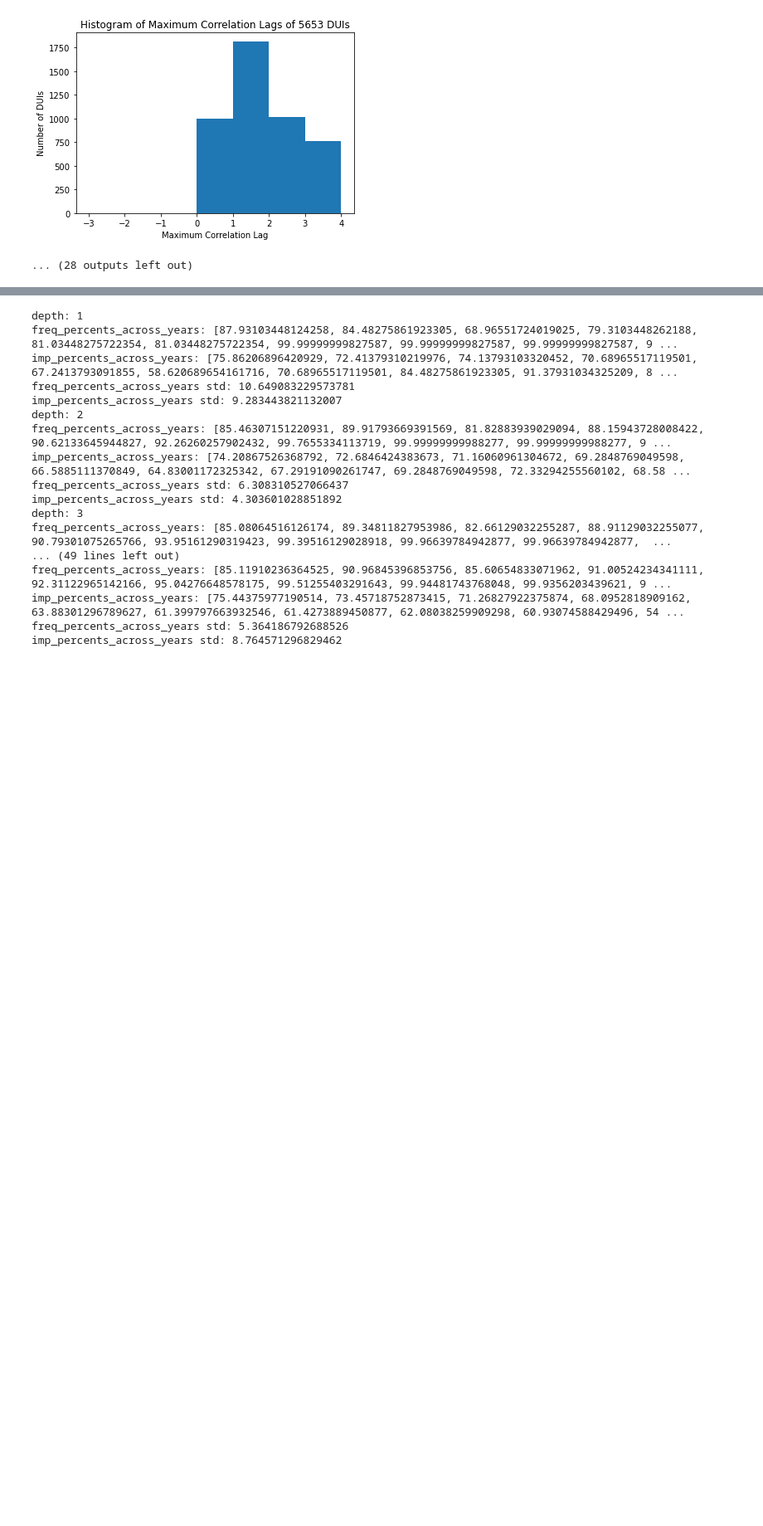
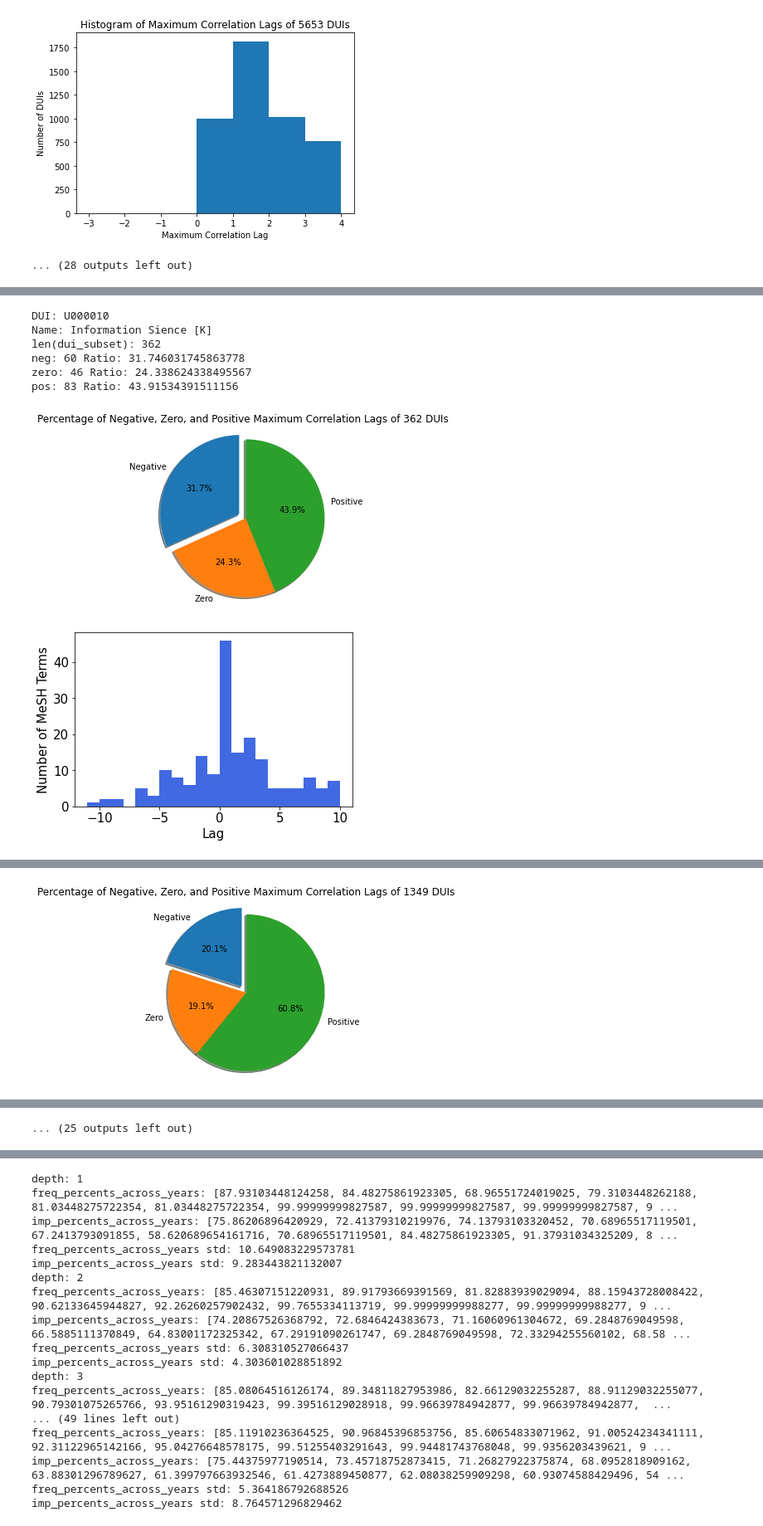
Before and after one commit to HAAIL/science-impacts-industry, a Jupyter notebook: Citation Analysis.ipynb, the cells around one changed output, grey strips where cells are left out. Shown at 83% size. Cells and saved outputs as stored; diff of their text form; code cells hidden in the pictures; blank space fills up the shorter version.

```diff
--- a/Citation Analysis.ipynb
+++ b/Citation Analysis.ipynb
@@ -8,4 +23,0 @@ from scipy import signal
-# %%
-PICKLES_ADDRESS = '../data/pickles/'
-LAG_DATA_ADDRESS = 'lag_data/'
-TEMP_ADDRESS = 'temp/'
@@ -828,5 +700,0 @@ saved dui2teChild 10873
-# %%
-#load dui2teChild from data/pickles
-with open(PICKLES_ADDRESS + 'dui2teChild_imp.pickle', 'rb') as handle:
-    dui2teChild = pickle.load(handle)
-print('loaded dui2teChild', len(dui2teChild))
@@ -1494,0 +1139,11 @@ len(dui_subset_single_level): 2677
+# %%
+# dui = 'D000077321'
+zero2chilren = {zdui: [] for zdui in level2duis[0]}
+
+for zero_level_dui in level2duis[0]:
+    for first_level_dui in level2duis[1]:
+        parent = dui2parents[first_level_dui][-2]
+        if zero_level_dui == parent:
+            zero2chilren[zero_level_dui] += [first_level_dui]
+
+zero2chilren['U000010']
@@ -1494,0 +1152,57 @@ len(dui_subset_single_level): 2677
+# %%
+zero_level_lags = {}
+
+# iterate over max_depth and create a histogram of the maximum correlation lags of duis in dui_subset, then plot it
+for zero_level_dui in level2duis[0]:
+    print('DUI:', zero_level_dui)
+    print('Name:', dui2zero[zero_level_dui])
+    dui_subset = []
+    for first_level_child in zero2chilren[zero_level_dui]:
+        dui_subset += dui2children[first_level_child]
+    print('len(dui_subset):', len(dui_subset))
+    dui_subset_mcclags = [dui2mcclagchild[dui] for dui in dui_subset if dui in dui2mcclagchild]
+    neg = len([lag for lag in dui_subset_mcclags if lag < 0])
+    zero = len([lag for lag in dui_subset_mcclags if lag == 0])
+    pos = len([lag for lag in dui_subset_mcclags if lag > 0])
+    # print the true value and percentage of negative, zero, and positive maximum correlation lags add 0.000000001 to avoid division by zero
+    print('neg:', neg, 'Ratio:', neg / (len(dui_subset_mcclags) + 0.000000001) * 100)
+    print('zero:', zero, 'Ratio:', zero / (len(dui_subset_mcclags) + 0.000000001) * 100)
+    print('pos:', pos, 'Ratio:', pos / (len(dui_subset_mcclags) + 0.000000001) * 100)
+
+    if neg + zero + pos == 0:
+        print('=' * 50)
+        continue
+
+    zero_level_lags[dui2zero[zero_level_dui]] = dui_subset_mcclags
+
+    # plot the three accuracy scores as a pie graph. choose the one pie graph that is empty in the middle
+    labels = 'Negative', 'Zero', 'Positive'
+    sizes = [neg, zero, pos]
+    explode = (0.1, 0, 0)
+    fig1, ax1 = plt.subplots()
+    ax1.pie(sizes, explode=explode, labels=labels, autopct='%1.1f%%', shadow=True, startangle=90)
+    ax1.axis('equal')
+    fig1.patch.set_facecolor('white')
+    plt.title('Percentage of Negative, Zero, and Positive Maximum Correlation Lags of ' + str(len(dui_subset)) + ' DUIs')
+    plt.show()
+
+    # plot the histogram of the maximum correlation lags of dui_subset_mcclags. bound the x-axis to -11 to 11 with 1 intervals
+    plt.hist(dui_subset_mcclags, bins=range(-11, 11, 1), color='royalblue')
+    # plt.title('Histogram of MCC Lags', fontsize=15)
+    plt.xlabel('Lag', fontsize=15)
+    plt.ylabel('Number of MeSH Terms', fontsize=15)
+    plt.tick_params(axis='both', which='major', labelsize=15)
+    plt.subplots_adjust(bottom=0.15)
+    plt.savefig('plots/citation/' + zero_level_dui + '_' + dui2zero[zero_level_dui] + '_hist.png', dpi=300)
+    plt.show()
+
+    print('=' * 50)
+# %% [output]
+DUI: U000010
+Name: Information Sience [K]
+len(dui_subset): 362
+neg: 60 Ratio: 31.746031745863778
+zero: 46 Ratio: 24.338624338495567
+pos: 83 Ratio: 43.91534391511156
+[figure, added]
+[figure, added]
@@ -1494,0 +1216 @@ len(dui_subset_single_level): 2677
+[figure, added]
@@ -1494,0 +1243 @@ len(dui_subset_single_level): 2677
+... (25 outputs left out)
```
Also changed, not shown: parts of 35 cells of this notebook, 2 other files.
